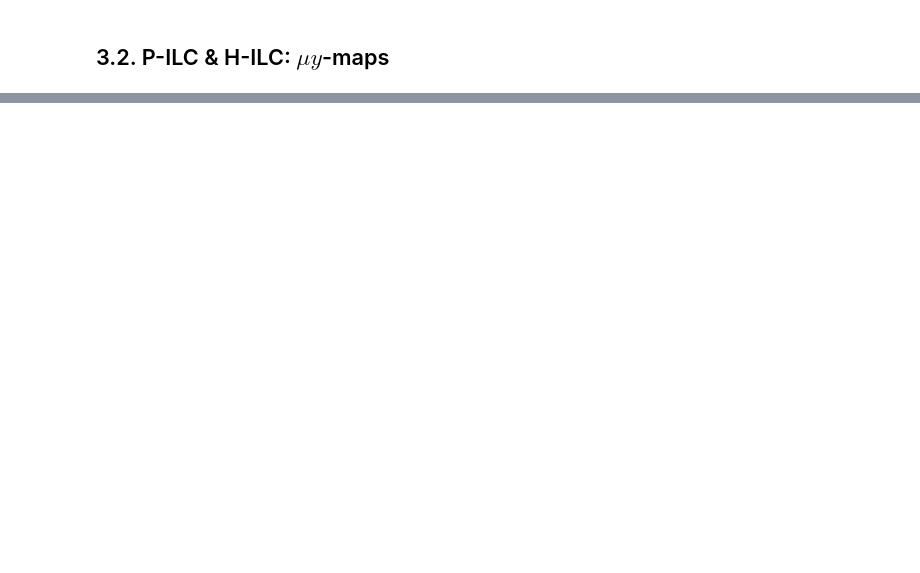
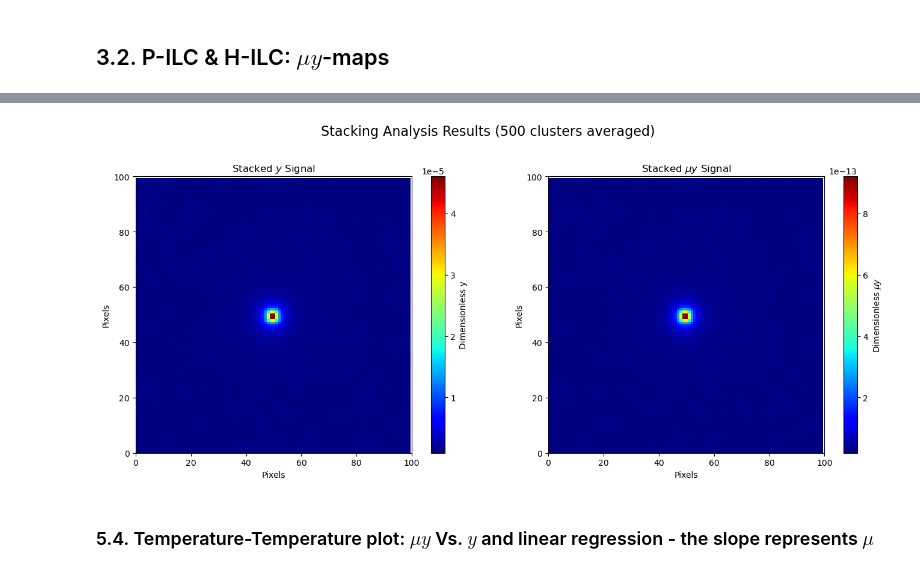
Before and after one commit to JoanRibotOliver/TFM, a Jupyter notebook: CILC.ipynb, the cells around one changed output, grey strips where cells are left out. Drawn from its saved outputs; the diff is of its cells as text; code cells hidden in the pictures; blank space fills up the shorter version.

```diff
--- a/CILC.ipynb
+++ b/CILC.ipynb
@@ -790,0 +797,10 @@ print(f"Input    mu = 2.00e-08")
+# %%
+### PLOTING THE STACKED PATCHES OF THE REAL DATA ###
+
+# --- Execution ---
+# Assuming stack_y_reco and stack_muy_reco are your current stacked results
+plot_stacked_patches(stack_y_real, stack_muy_real, n_clusters=500, filename="Stacked_Patches_Real_Data.pdf")
+# %% [output]
+[figure, added]
+# %% [markdown]
+### 5.4. Temperature-Temperature plot: $\mu y$ Vs. $y$ and linear regression - the slope represents $\mu$
```
Also changed, not shown: parts of 46 cells of this notebook, 5 other files.
